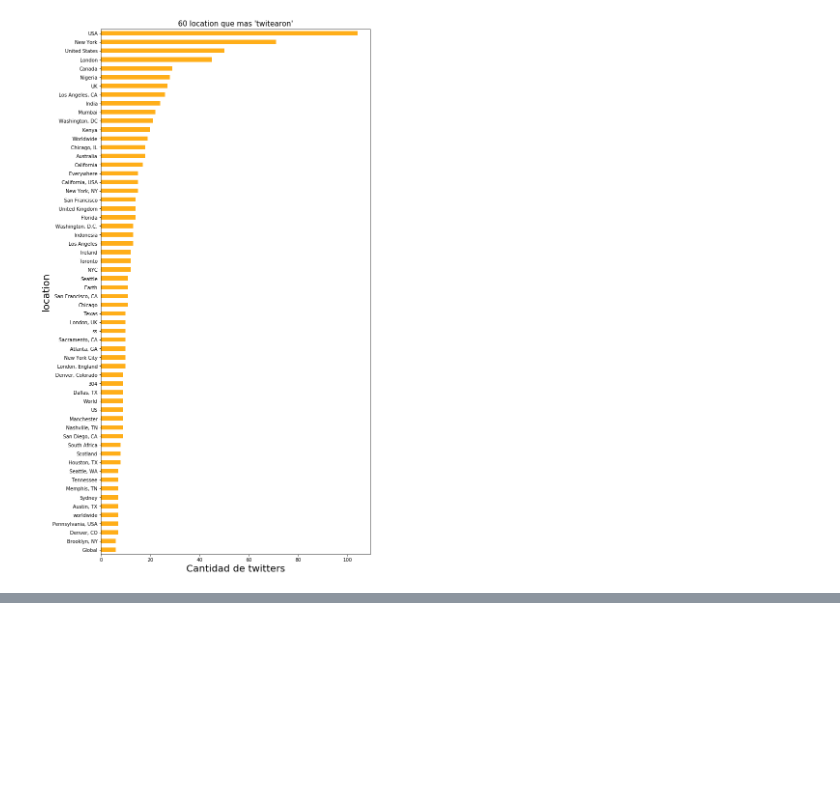
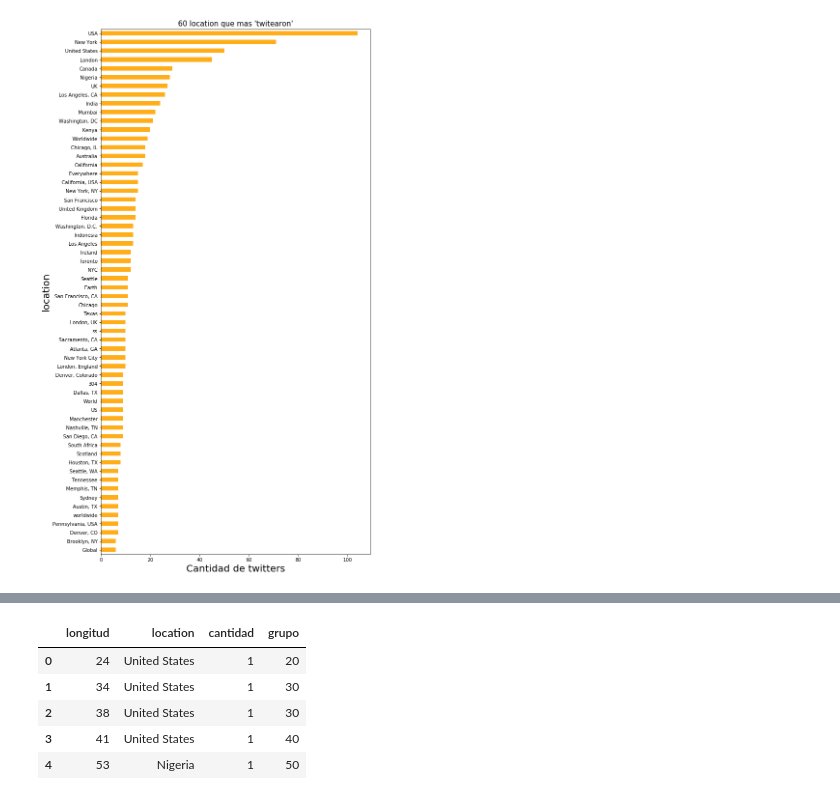
Before and after one commit to gastonfiuba/TP1Orga, a Jupyter notebook: TP1_Orga_De_Datos/AnalisisTP.ipynb, the cells around one changed output, grey strips where cells are left out. Cells and saved outputs as stored; diff of their text form; code cells hidden in the pictures; blank space fills up the shorter version.

```diff
--- a/TP1_Orga_De_Datos/AnalisisTP.ipynb
+++ b/TP1_Orga_De_Datos/AnalisisTP.ipynb
@@ -196,0 +257,4 @@ Text(0, 0.5, 'location')
+# %%
+df_localidad['falsos'] = df_localidad['totales'] - df_localidad['verdaderos']
+del df_localidad['totales']
+df_localidad.head()
@@ -196,0 +269,4 @@ Text(0, 0.5, 'location')
+# %%
+# Me quedo con los 5 de mayor cantidad
+localidades = df_localidad.sort_values('verdaderos', ascending=False).reset_index().loc[0:4,'location']
+localidades
@@ -196,0 +280,3 @@ Text(0, 0.5, 'location')
+# %%
+df_lugares_verdaderos = entrenamiento_df[entrenamiento_df['location'].isin(localidades)].copy()
+df_lugares_verdaderos.shape
@@ -196,0 +298,11 @@ Text(0, 0.5, 'location')
+# %%
+# Agrupo las longitudes en grupos de 10
+df_lugares_verdaderos['grupo'] = df_lugares_verdaderos['longitud'].agg(lambda x: int(x/10)*10)
+df_lugares_verdaderos.head()
+# %% [output]
+|  | longitud | location | cantidad | grupo |
+| 0 | 24 | United States | 1 | 20 |
+| 1 | 34 | United States | 1 | 30 |
+| 2 | 38 | United States | 1 | 30 |
+| 3 | 41 | United States | 1 | 40 |
+| 4 | 53 | Nigeria | 1 | 50 |
```
Also changed, not shown: parts of 16 cells of this notebook.
